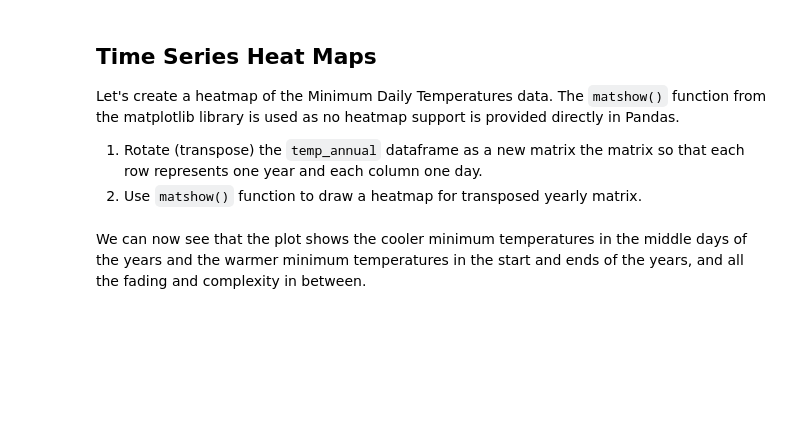
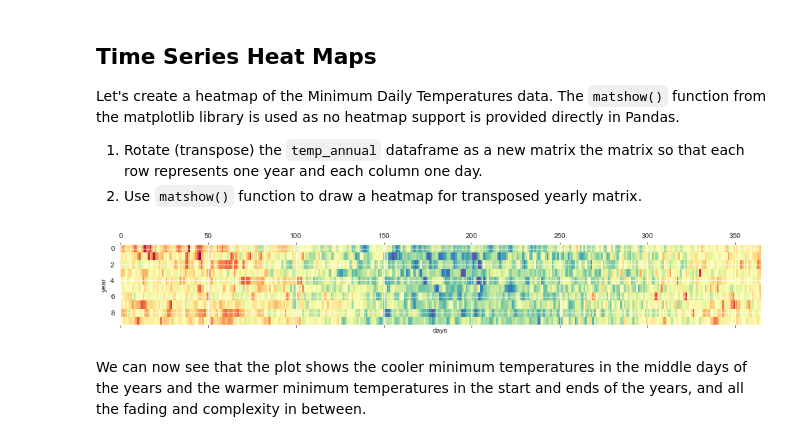
Before and after one commit to magnawhale/dsc-visualizing-time-series-data-lab-online-ds-ft-051319, a Jupyter notebook: index.ipynb, the cells around one changed output. Cells and saved outputs as stored; diff of their text form; code cells hidden in the pictures; blank space fills up the shorter version.

```diff
--- a/index.ipynb
+++ b/index.ipynb
@@ -197,6 +183,12 @@ Let's create a heatmap of the Minimum Daily Temperatures data. The `matshow()` f
 2. Use `matshow()` function to draw a heatmap for transposed yearly matrix.
 # %%
 ##### Transpose the yearly group DataFrame and draw a heatmap with matshow()
+year_matrix = temp_annual.T   #transpose (rotate)
+plt.matshow(year_matrix, interpolation=None, aspect='auto', cmap=plt.cm.Spectral_r)
+plt.xlabel('days')
+plt.ylabel('year');
+# %% [output]
+[figure, added]
 # %% [markdown]
 We can now see that the plot shows the cooler minimum temperatures in the middle days of the years and the warmer minimum temperatures in the start and ends of the years, and all the fading and complexity in between.
 # %% [markdown]
```
Also changed, not shown: parts of 3 cells of this notebook.
